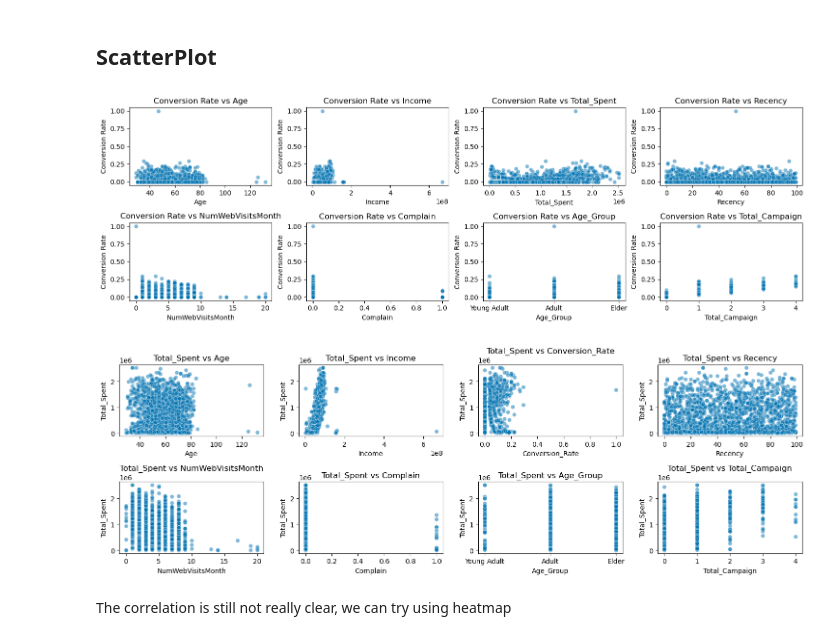
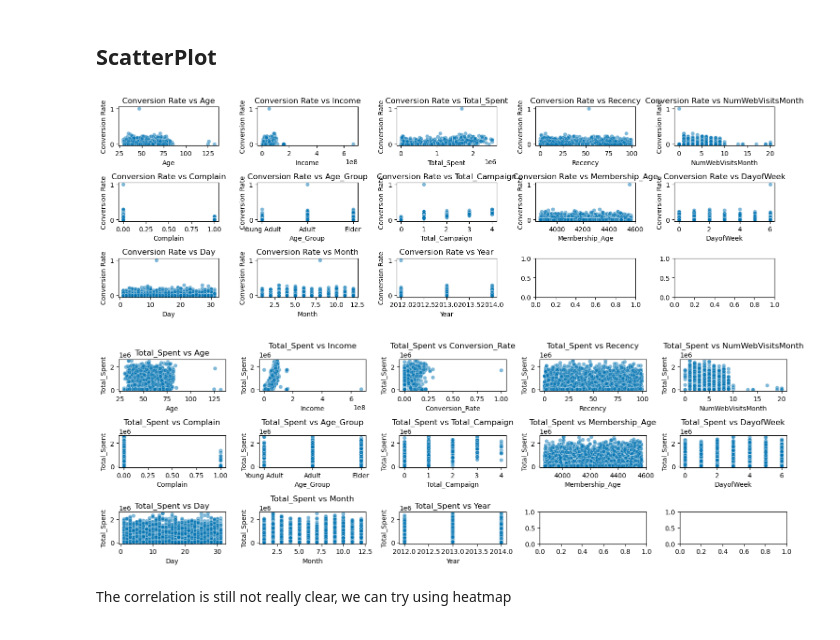
Before and after one commit to astynabilah/Exploring-Conversion-Rate-Trends-by-Income--Spending--and-Age, a Jupyter notebook: 2. Preprocessing and EDA.ipynb, the cells around one changed output. Cells and saved outputs as stored; diff of their text form; code cells hidden in the pictures.

```diff
--- a/2. Preprocessing and EDA.ipynb
+++ b/2. Preprocessing and EDA.ipynb
@@ -218,3 +238,8 @@ plt.show()
+# %%
+df['DayofWeek'] = df['Dt_Customer'].dt.dayofweek
+df['Day'] = df['Dt_Customer'].dt.day
+df['Month'] = df['Dt_Customer'].dt.month
+df['Year'] = df['Dt_Customer'].dt.year
 # %% [markdown]
 ## Age Group
 # %%
@@ -304,6 +329,7 @@ df['Total_Visits'] = df['NumWebVisitsMonth'] + df['NumWebPurchases'] + df['NumCa
 ## Conversion Rate
 # %%
 df['Conversion_Rate'] = df['Total_Response'] / df['Total_Visits']
+df['Conversion_Rate'] = df['Conversion_Rate'].fillna(0)
 # %% [markdown]
 ## Total Spent
 # %%
@@ -331,2 +359,4 @@ df[df['NumWebPurchases'] > df['NumWebVisitsMonth']]
+# %%
+df['Membership_Age'] = (pd.to_datetime("2025-02-01") - pd.to_datetime(df['Dt_Customer'])).dt.days
 # %% [markdown]
 # EDA
@@ -346,11 +363,11 @@ Index(['ID', 'Year_Birth', 'Education', 'Marital_Status', 'Income', 'Kidhome',
 # %% [markdown]
 ## ScatterPlot
 # %%
-features = ['Age', 'Income', 'Total_Spent','Recency', 'NumWebVisitsMonth', 'Complain', 'Age_Group', 'Total_Campaign']
+features = ['Age', 'Income', 'Total_Spent','Recency', 'NumWebVisitsMonth', 'Complain', 'Age_Group', 'Total_Campaign','Membership_Age','DayofWeek','Day','Month','Year']
 n_features = len(features)
 
 # Buat subplot
-fig, axes = plt.subplots(nrows=2, ncols=int(np.ceil(n_features / 2)), figsize=(15, 5))
+fig, axes = plt.subplots(nrows=3, ncols=int(np.ceil(n_features / 3)), figsize=(15, 5))
 
 axes = axes.flatten()
 
@@ -364,27 +381,25 @@ for i, feature in enumerate(features):
 plt.tight_layout()
 plt.show()
 # %% [output]
-[figure, old version]
+[figure, new version]
 # %%
-features = ['Age', 'Income', 'Conversion_Rate','Recency', 'NumWebVisitsMonth', 'Complain', 'Age_Group', 'Total_Campaign']
+features = ['Age', 'Income', 'Conversion_Rate','Recency', 'NumWebVisitsMonth', 'Complain', 'Age_Group', 'Total_Campaign','Membership_Age','DayofWeek','Day','Month','Year']
 n_features = len(features)
 
-# Buat subplot
-fig, axes = plt.subplots(nrows=2, ncols=int(np.ceil(n_features / 2)), figsize=(15, 5))
+fig, axes = plt.subplots(nrows=3, ncols=int(np.ceil(n_features / 3)), figsize=(15, 5))
 
 axes = axes.flatten()
 
-# Plot hubungan antara conversion rate dan fitur yang dipilih
 for i, feature in enumerate(features):
     sns.scatterplot(x=df[feature], y=df['Total_Spent'], alpha=0.5, ax=axes[i])
     axes[i].set_title(f'Total_Spent vs {feature}')
     axes[i].set_xlabel(feature)
     axes[i].set_ylabel('Total_Spent')
 
 plt.tight_layout()
 plt.show()
 # %% [output]
-[figure, old version]
+[figure, new version]
 # %% [markdown]
 The correlation is still not really clear, we can try using heatmap
 # %% [markdown]
```
Also changed, not shown: parts of 37 cells of this notebook, 2 other files.
